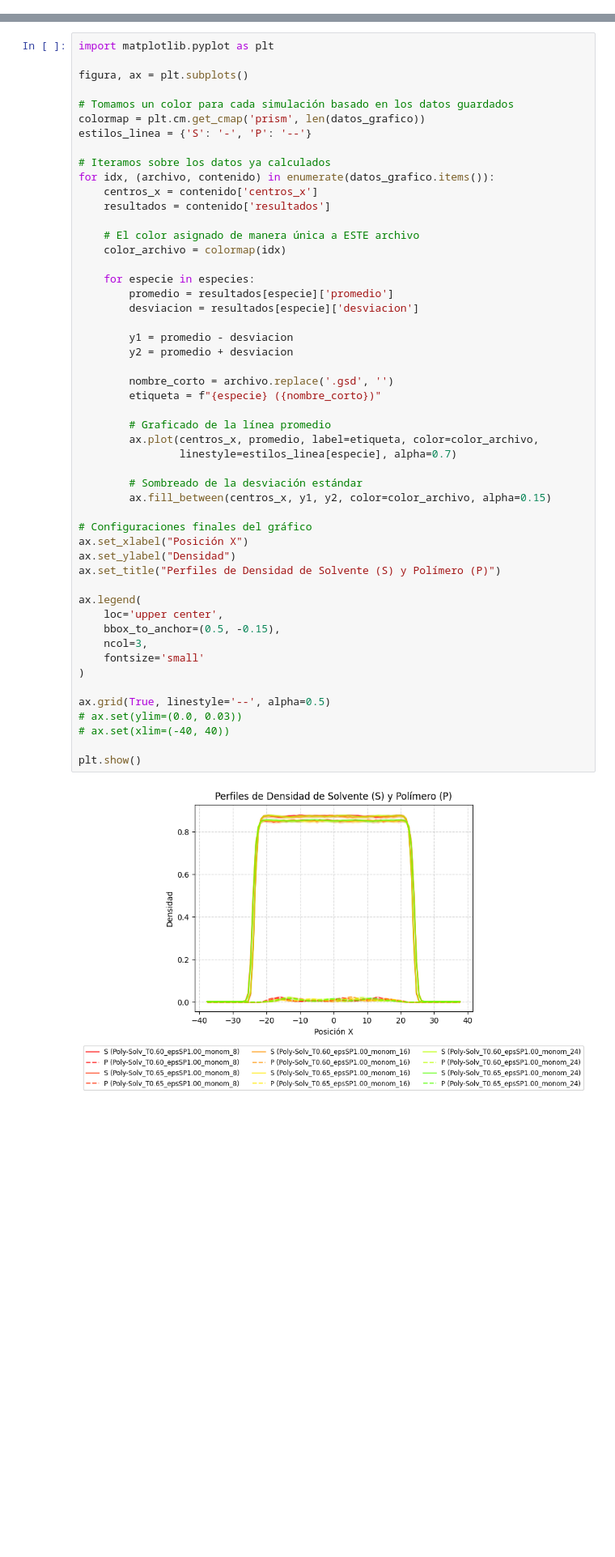
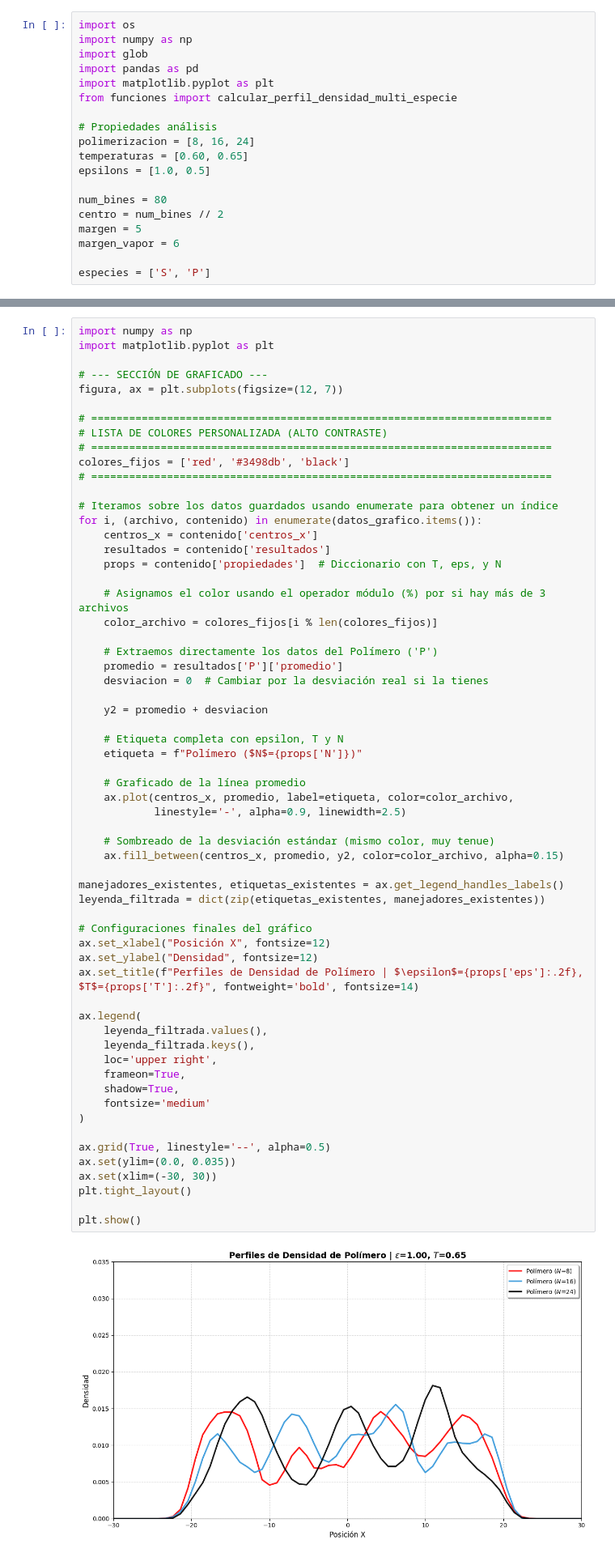
Before and after one commit to FabioNH86/Molecular-Dinamics, a Jupyter notebook: Densidad_polymer.ipynb, the cells around one changed output, grey strips where cells are left out. Shown at 81% size. Drawn from its saved outputs; the diff is of its cells as text; blank space fills up the shorter version.

```diff
--- a/Densidad_polymer.ipynb
+++ b/Densidad_polymer.ipynb
@@ -85,0 +3,19 @@ Frame procesado: 510/518
+# %%
+import os
+import numpy as np
+import glob
+import pandas as pd
+import matplotlib.pyplot as plt
+from funciones import calcular_perfil_densidad_multi_especie
+
+# Propiedades análisis
+polimerizacion = [8, 16, 24]
+temperaturas = [0.60, 0.65]
+epsilons = [1.0, 0.5]
+
+num_bines = 80
+centro = num_bines // 2
+margen = 5
+margen_vapor = 6
+
+especies = ['S', 'P']
@@ -86,53 +174,63 @@ Frame procesado: 510/518
 # %%
+import numpy as np
 import matplotlib.pyplot as plt
 
-figura, ax = plt.subplots()
+# --- SECCIÓN DE GRAFICADO ---
+figura, ax = plt.subplots(figsize=(12, 7))
 
-# Tomamos un color para cada simulación basado en los datos guardados
-colormap = plt.cm.get_cmap('prism', len(datos_grafico))
-estilos_linea = {'S': '-', 'P': '--'}
+# =========================================================================
+# LISTA DE COLORES PERSONALIZADA (ALTO CONTRASTE)
+# =========================================================================
+colores_fijos = ['red', '#3498db', 'black']
+# =========================================================================
 
-# Iteramos sobre los datos ya calculados
-for idx, (archivo, contenido) in enumerate(datos_grafico.items()):
+# Iteramos sobre los datos guardados usando enumerate para obtener un índice
+for i, (archivo, contenido) in enumerate(datos_grafico.items()):
     centros_x = contenido['centros_x']
     resultados = contenido['resultados']
+    props = contenido['propiedades']  # Diccionario con T, eps, y N
 
-    # El color asignado de manera única a ESTE archivo
-    color_archivo = colormap(idx)
+    # Asignamos el color usando el operador módulo (%) por si hay más de 3 archivos
+    color_archivo = colores_fijos[i % len(colores_fijos)]
 
-    for especie in especies:
-        promedio = resultados[especie]['promedio']
-        desviacion = resultados[especie]['desviacion']
+    # Extraemos directamente los datos del Polímero ('P')
+    promedio = resultados['P']['promedio']
+    desviacion = 0  # Cambiar por la desviación real si la tienes
 
-        y1 = promedio - desviacion
-        y2 = promedio + desviacion
+    y2 = promedio + desviacion
 
-        nombre_corto = archivo.replace('.gsd', '')
-        etiqueta = f"{especie} ({nombre_corto})"
+    # Etiqueta completa con epsilon, T y N
+    etiqueta = f"Polímero ($N$={props['N']})"
 
-        # Graficado de la línea promedio
-        ax.plot(centros_x, promedio, label=etiqueta, color=color_archivo,
-                linestyle=estilos_linea[especie], alpha=0.7)
+    # Graficado de la línea promedio
+    ax.plot(centros_x, promedio, label=etiqueta, color=color_archivo,
+            linestyle='-', alpha=0.9, linewidth=2.5)
 
-        # Sombreado de la desviación estándar
-        ax.fill_between(centros_x, y1, y2, color=color_archivo, alpha=0.15)
+    # Sombreado de la desviación estándar (mismo color, muy tenue)
+    ax.fill_between(centros_x, promedio, y2, color=color_archivo, alpha=0.15)
+
+manejadores_existentes, etiquetas_existentes = ax.get_legend_handles_labels()
+leyenda_filtrada = dict(zip(etiquetas_existentes, manejadores_existentes))
 
 # Configuraciones finales del gráfico
-ax.set_xlabel("Posición X")
-ax.set_ylabel("Densidad")
-ax.set_title("Perfiles de Densidad de Solvente (S) y Polímero (P)")
+ax.set_xlabel("Posición X", fontsize=12)
+ax.set_ylabel("Densidad", fontsize=12)
+ax.set_title(f"Perfiles de Densidad de Polímero | $\epsilon$={props['eps']:.2f}, $T$={props['T']:.2f}", fontweight='bold', fontsize=14)
 
 ax.legend(
-    loc='upper center',
-    bbox_to_anchor=(0.5, -0.15),
-    ncol=3,
-    fontsize='small'
+    leyenda_filtrada.values(),
+    leyenda_filtrada.keys(),
+    loc='upper right',
+    frameon=True,
+    shadow=True,
+    fontsize='medium'
 )
 
 ax.grid(True, linestyle='--', alpha=0.5)
-# ax.set(ylim=(0.0, 0.03))
-# ax.set(xlim=(-40, 40))
+ax.set(ylim=(0.0, 0.035))
+ax.set(xlim=(-30, 30))
+plt.tight_layout()
 
 plt.show()
 # %% [output]
-[figure, old version]
+[figure, new version]
```
Also changed, not shown: parts of 8 cells of this notebook, 14 other files.
